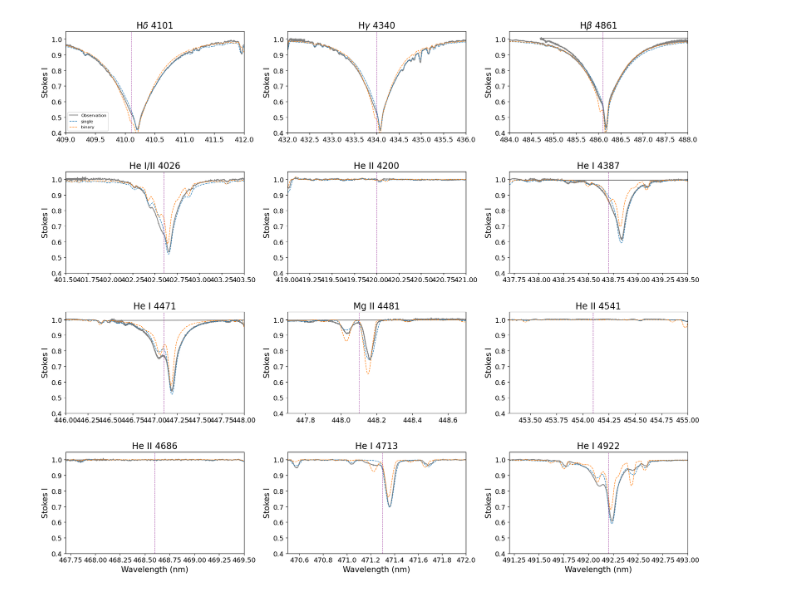
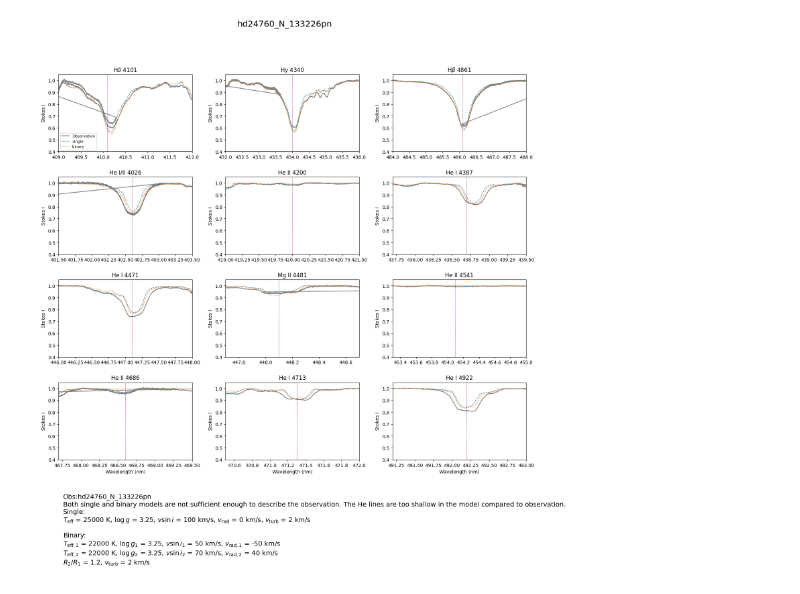
Before and after one commit to AaaaaaalexLi/AlexLiResearch, a Jupyter notebook: Binamics/DiagnosticPlot_with_Single.ipynb, the cells around one changed output. Saved outputs shown, nothing was run; the diff lists cells and outputs as text; code cells hidden in the pictures.

```diff
--- a/Binamics/DiagnosticPlot_with_Single.ipynb
+++ b/Binamics/DiagnosticPlot_with_Single.ipynb
@@ -6,15 +6,13 @@ import pandas as pd
 from pathlib import Path
 from matplotlib.gridspec import GridSpec
 # %%
-name = 'hd218440_E_1734576pnm_rn.s'
-# Object name
+name = 'hd24760_N_133226pn_rn.s'
 obsname = name.split('_rn')[0]
+objectname = name.split('_')[0]
 
-# Folder containing the saved models
 folder = Path(r"G:\Shared drives\BinamicsOstars\TLUSTY Models") / obsname
 obs_folder = Path(r"G:\Shared drives\BinamicsOstars\DataFromEve\spectra_tovero")
 
-# Load saved models
 spec1 = pol.read_spectrum(obs_folder/name)
 binary_model = pol.read_spectrum(folder / "binary_model.s")
 single_model = pol.read_spectrum(folder / "single_model.s")
@@ -21,33 +25,56 @@ single_model = pol.read_spectrum(folder / "single_model.s")
+# %%
+notes = f"""
+Obs:{obsname}
+Both single and binary models are not sufficient enough to describe the observation. The He lines are too shallow in the model compared to observation.
+Single:
+$T_{{\\rm eff}}$ = {base_params['teff']} K, $\\log g$ = {base_params['logg']/100:.2f}, $v\\sin i$ = {base_params['vsini']} km/s, $v_{{\\rm rad}}$ = {base_params['vrad']} km/s, $v_{{\\rm turb}}$ = {base_params['vturb']} km/s
+
+Binary:
+$T_{{\\rm eff,1}}$ = {params_B['teff1']} K, $\\log g_1$ = {params_B['logg1']/100:.2f}, $v\\sin i_1$ = {params_B['vsini1']} km/s, $v_{{\\rm rad,1}}$ = {params_B['vrad1']} km/s
+$T_{{\\rm eff,2}}$ = {params_B['teff2']} K, $\\log g_2$ = {params_B['logg2']/100:.2f}, $v\\sin i_2$ = {params_B['vsini2']} km/s, $v_{{\\rm rad,2}}$ = {params_B['vrad2']} km/s
+$R_2/R_1$ = {params_B['R2R1']}, $v_{{\\rm turb}}$ = {params_B['vturb']} km/s
+"""
 # %%
 # =========================
 # LINE DIAGNOSTIC PLOT
 # =========================
 
 H_lines = [(409,412,410.1,r"H$\delta$ 4101"), (432,436,434.0,r"H$\gamma$ 4340"),
            (484,488,486.1,r"H$\beta$ 4861")]
 
 He_lines = [(401.5,403.5,402.6,"He I/II 4026"), (419,421,420.0,"He II 4200"),
             (437.7,439.5,438.7,"He I 4387"), (446,448,447.1,"He I 4471"),
             (447.7,448.7,448.1,"Mg II 4481"), (453.3,455,454.1,"He II 4541"),
             (467.7,469.5,468.6,"He II 4686"), (470.5,472,471.3,"He I 4713"),
             (491.2,493,492.2,"He I 4922")]
 
-fig, ax = plt.subplots(4,3,figsize=(18,16))
 all_lines = H_lines + He_lines
 
-for a, (xmin,xmax,wl,line) in zip(ax.flat,all_lines):
+fig = plt.figure(figsize=(18,18))
+gs = GridSpec(5,3,figure=fig,height_ratios=[1,1,1,1,0.7],
+              hspace=0.35,wspace=0.25)
+
+ax = [fig.add_subplot(gs[i,j]) for i in range(4) for j in range(3)]
+ax_text = fig.add_subplot(gs[4,:])
+
+for a,(xmin,xmax,wl,line) in zip(ax,all_lines):
     a.plot(spec1.wl,spec1.specI,color="0.5",lw=1.5,label="Observation")
     a.plot(single_model.wl,single_model.specI,lw=1,ls="--",label="single")
     a.plot(binary_model.wl,binary_model.specI,lw=1,ls="--",label="binary")
-
     a.axvline(wl,color="purple",ls="--",lw=0.8,alpha=0.7)
     a.set_xlim(xmin,xmax); a.set_ylim(0.4,1.05)
     a.set_title(line); a.set_ylabel("Stokes I")
 
-for a in ax[-1]: a.set_xlabel("Wavelength (nm)")
+for a in ax[-3:]: a.set_xlabel("Wavelength (nm)")
 
-ax[0,0].legend(fontsize=8)
-plt.tight_layout(rect=[0,0,1,0.95],h_pad=2.5)
+ax[0].legend(fontsize=8)
+
+ax_text.axis("off")
+ax_text.text(0.01,0.98,notes,va="top",fontsize=14,
+             wrap=True,transform=ax_text.transAxes)
+
+fig.suptitle(obsname,fontsize=18,y=0.97)
+plt.savefig(obsname+'_SingleModel.pdf')
 plt.show()
 # %% [output]
-[figure, old version]
+[figure, new version]
```
Also changed, not shown: parts of 1 cell of this notebook, 4 other files.
